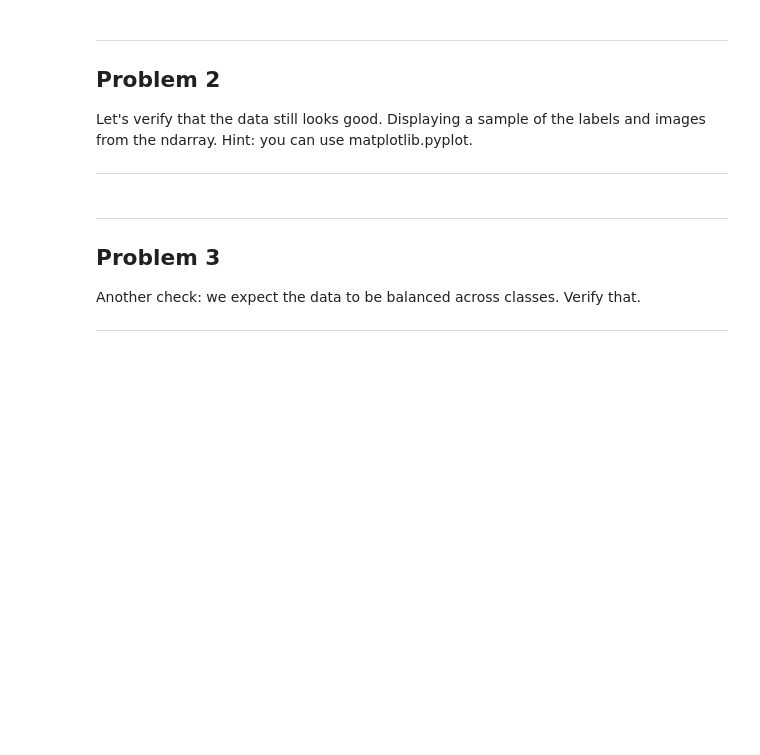
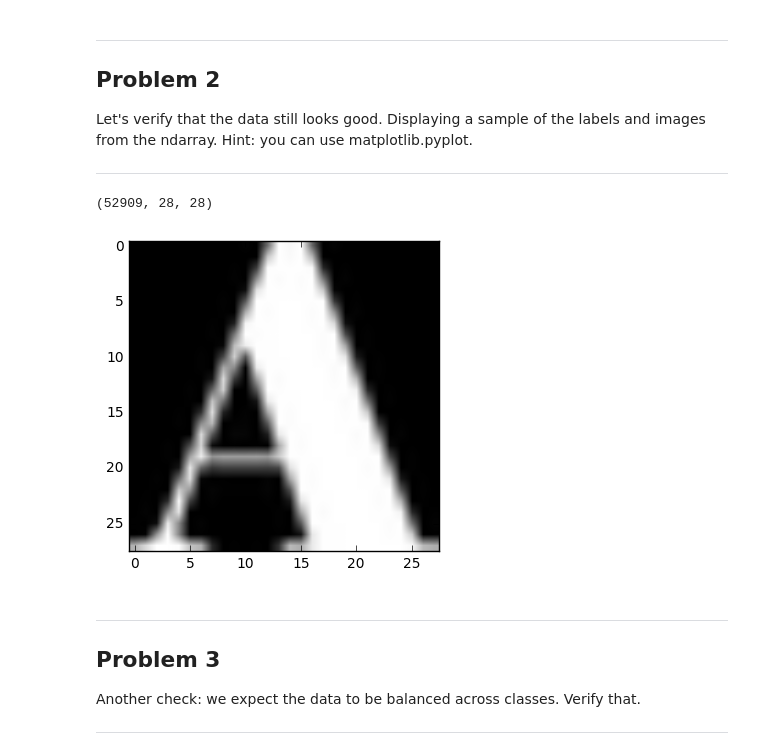
Before and after one commit to YaodanZhang/tensorflow, a Jupyter notebook: 1_notmnist.ipynb, the cells around one changed output. Saved outputs shown, nothing was run; the diff lists cells and outputs as text; code cells hidden in the pictures; blank space fills up the shorter version.

```diff
--- a/1_notmnist.ipynb
+++ b/1_notmnist.ipynb
@@ -194,6 +223,16 @@ Problem 2
 Let's verify that the data still looks good. Displaying a sample of the labels and images from the ndarray. Hint: you can use matplotlib.pyplot.
 
 ---
+# %%
+file = open('notMNIST_large/A.pickle', 'rb')
+image_array = pickle.load(file)
+print(image_array.shape)
+image_pixl = image_array[0]
+plt.imshow(image_pixl, cmap='gray')
+plt.show()
+# %% [output]
+(52909, 28, 28)
+[figure, added]
 # %% [markdown]
 ---
 Problem 3
```
Also changed, not shown: parts of 9 cells of this notebook, 2 other files.
